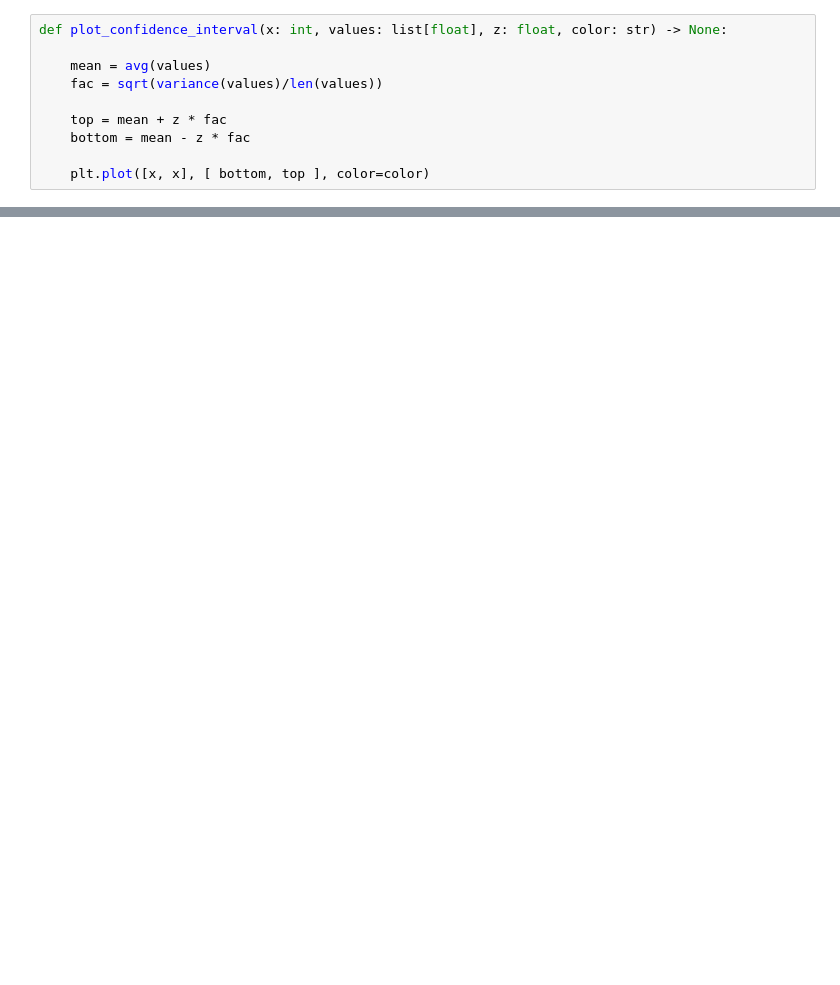
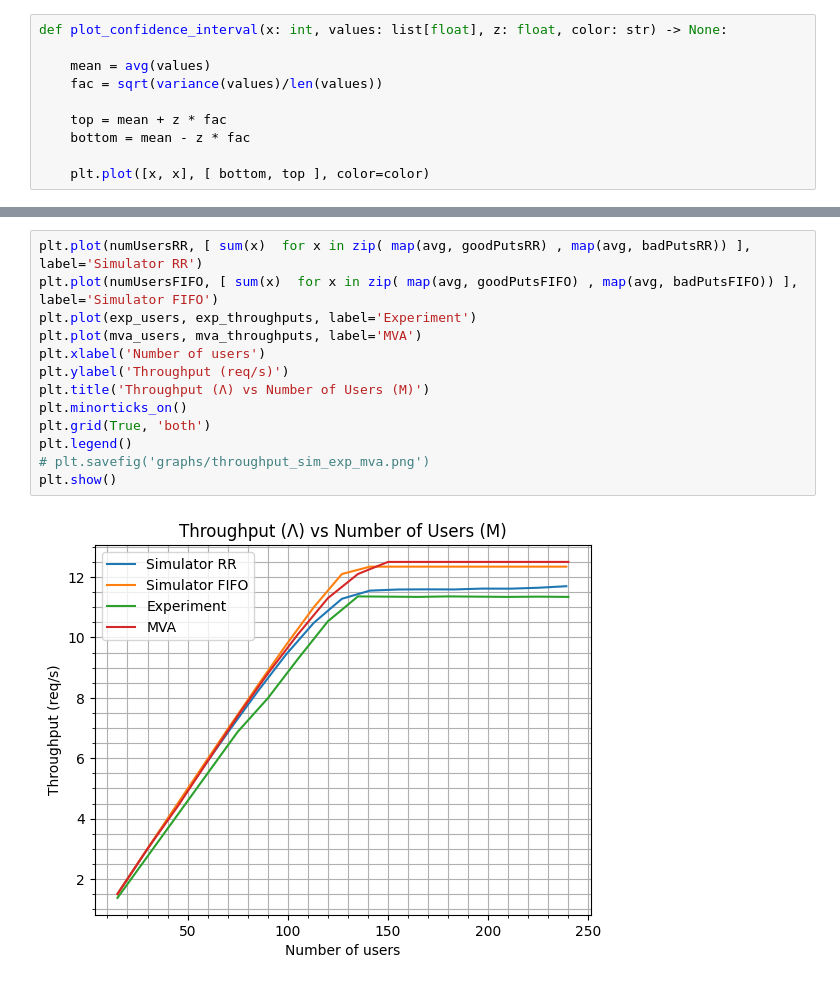
Before and after one commit to rickydebojeet/web-sim, a Jupyter notebook: graph_gen_notebook.ipynb, the cells around one changed output, grey strips where cells are left out. Drawn from its saved outputs; the diff is of its cells as text; blank space fills up the shorter version.

```diff
--- a/graph_gen_notebook.ipynb
+++ b/graph_gen_notebook.ipynb
@@ -225,0 +266,15 @@ plt.show()
+# %%
+plt.plot(numUsersRR, [ sum(x)  for x in zip( map(avg, goodPutsRR) , map(avg, badPutsRR)) ], label='Simulator RR')
+plt.plot(numUsersFIFO, [ sum(x)  for x in zip( map(avg, goodPutsFIFO) , map(avg, badPutsFIFO)) ], label='Simulator FIFO')
+plt.plot(exp_users, exp_throughputs, label='Experiment')
+plt.plot(mva_users, mva_throughputs, label='MVA')
+plt.xlabel('Number of users')
+plt.ylabel('Throughput (req/s)')
+plt.title('Throughput (Λ) vs Number of Users (M)')
+plt.minorticks_on()
+plt.grid(True, 'both')
+plt.legend()
+# plt.savefig('graphs/throughput_sim_exp_mva.png')
+plt.show()
+# %% [output]
+[figure, added]
```
Also changed, not shown: parts of 15 cells of this notebook, 19 other files.
